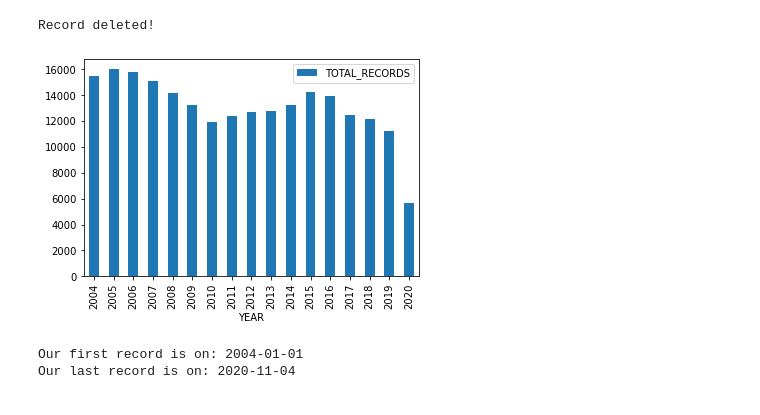
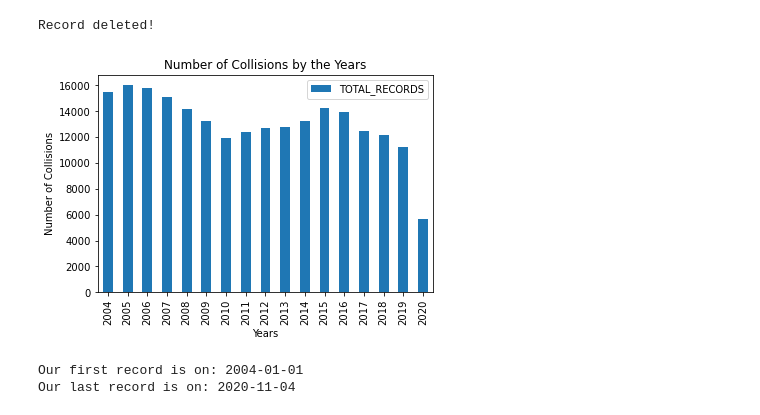
Before and after one commit to mcamera/Traffic_Accidents_Seattle, a Jupyter notebook: Traffic_Accidents_Seattle.ipynb, the cells around one changed output. Saved outputs shown, nothing was run; the diff lists cells and outputs as text; code cells hidden in the pictures.

```diff
--- a/Traffic_Accidents_Seattle.ipynb
+++ b/Traffic_Accidents_Seattle.ipynb
@@ -229,11 +229,14 @@ df_collisions_yr = df_collisions_yr.query('YEAR != "2003"')
 print('Record deleted!')
 # %% [output]
 Record deleted!
-# %%
-df_collisions_yr.plot(kind='bar')
-plt.show()
-# %% [output]
-[figure, removed]
+# %%
+df_collisions_yr.plot(kind='bar')
+plt.title('Number of Collisions by the Years')
+plt.xlabel('Years')
+plt.ylabel('Number of Collisions')
+plt.show()
+# %% [output]
+[figure, added]
 # %%
 print('Our first record is on:', collisions_raw['INCDTTM'].dt.date.min())
 print('Our last record is on:', collisions_raw['INCDTTM'].dt.date.max())
```
Also changed, not shown: parts of 19 cells of this notebook.
